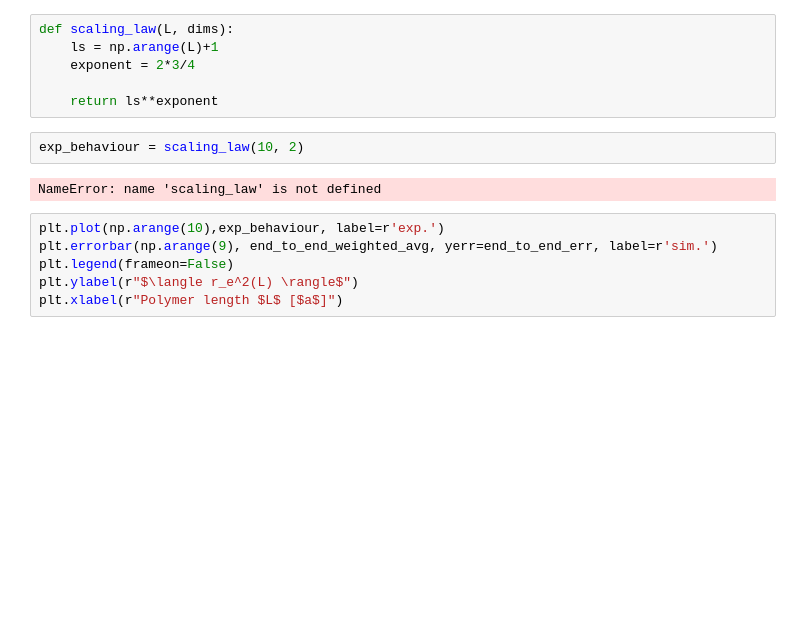
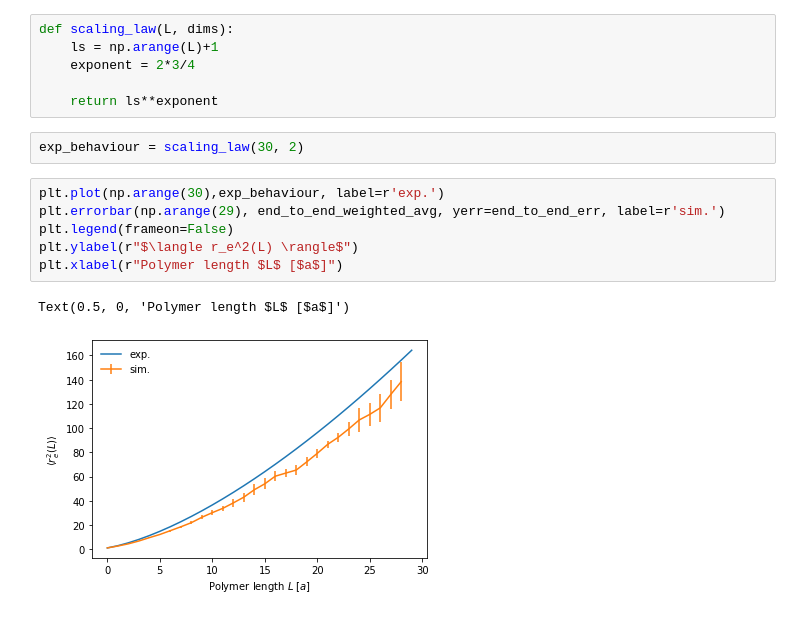
Before and after one commit to MG299792458/CompPhysProj2, a Jupyter notebook: simulation.ipynb, the cells around one changed output. Cells and saved outputs as stored; diff of their text form; blank space fills up the shorter version.

```diff
--- a/simulation.ipynb
+++ b/simulation.ipynb
@@ -143,12 +208,13 @@ def scaling_law(L, dims):
 
     return ls**exponent
 # %%
-exp_behaviour = scaling_law(10, 2)
+exp_behaviour = scaling_law(30, 2)
-# %% [output]
-NameError: name 'scaling_law' is not defined
 # %%
-plt.plot(np.arange(10),exp_behaviour, label=r'exp.')
-plt.errorbar(np.arange(9), end_to_end_weighted_avg, yerr=end_to_end_err, label=r'sim.')
+plt.plot(np.arange(30),exp_behaviour, label=r'exp.')
+plt.errorbar(np.arange(29), end_to_end_weighted_avg, yerr=end_to_end_err, label=r'sim.')
 plt.legend(frameon=False)
 plt.ylabel(r"$\langle r_e^2(L) \rangle$")
 plt.xlabel(r"Polymer length $L$ [$a$]")
+# %% [output]
+Text(0.5, 0, 'Polymer length $L$ [$a$]')
+[figure, added]
```
Also changed, not shown: parts of 20 cells of this notebook, 2 other files.
